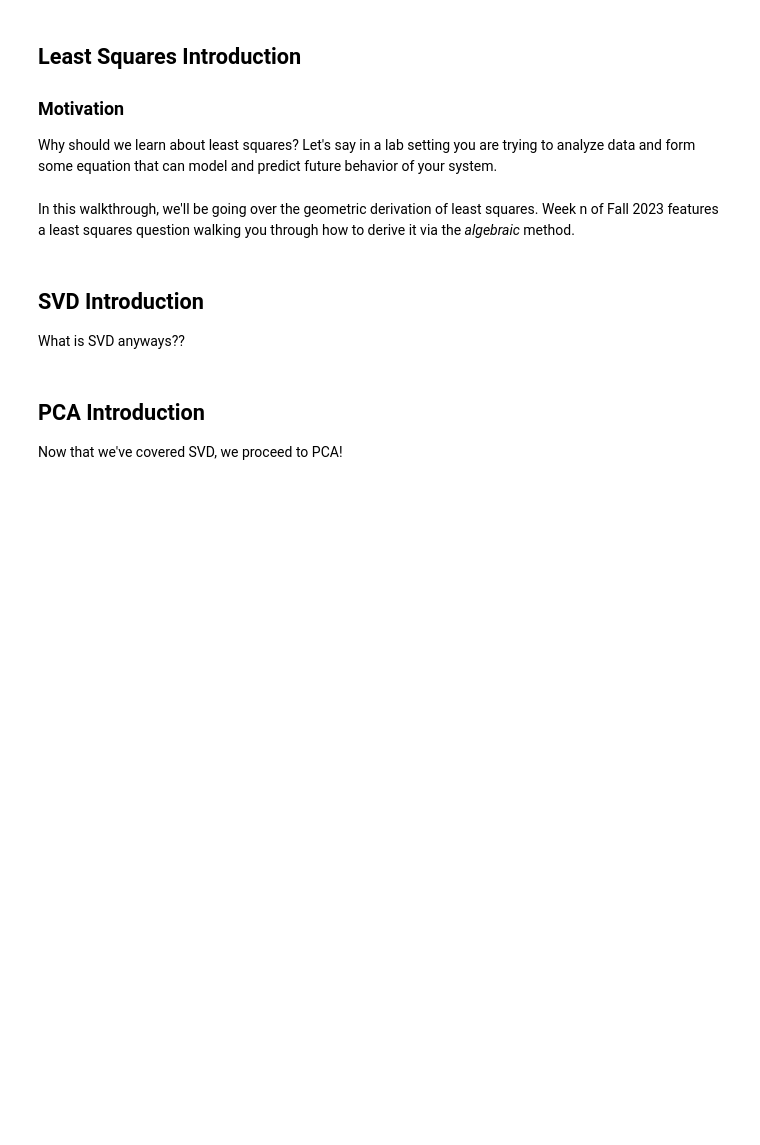
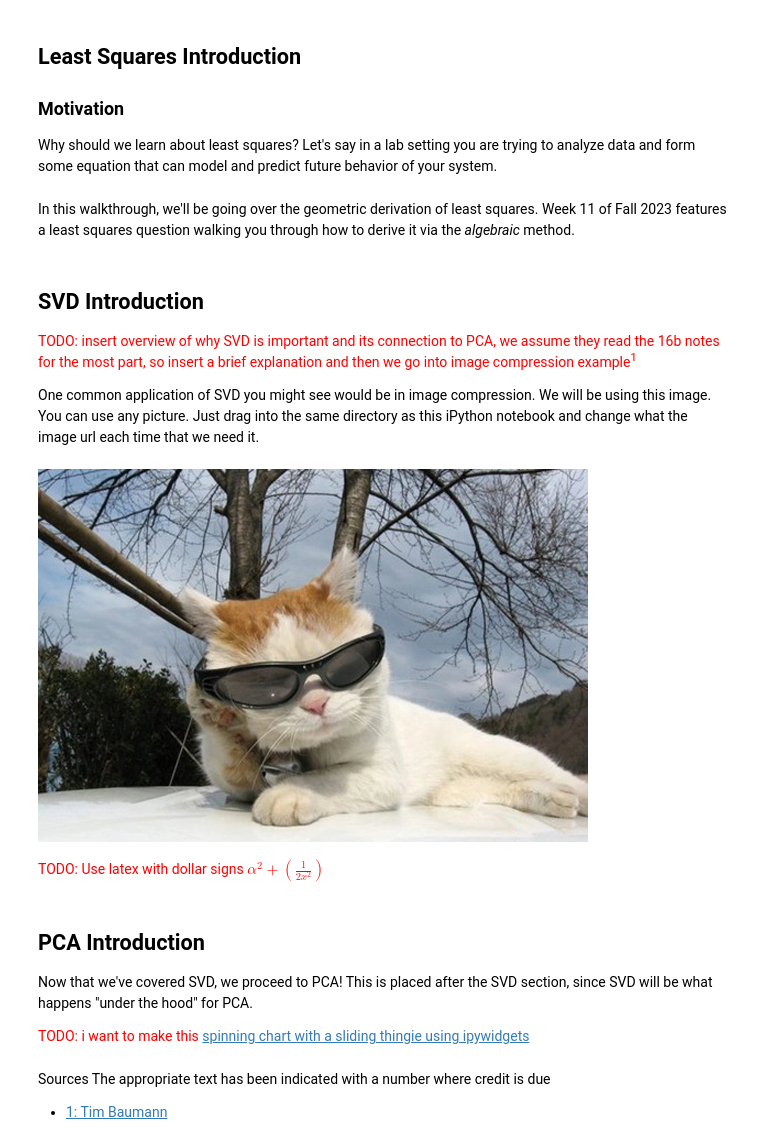
Before and after one commit to damanicluck/16A-B, a Jupyter notebook: data_analysis.ipynb, the cells around one changed output. Saved outputs shown, nothing was run; the diff lists cells and outputs as text; code cells hidden in the pictures; blank space fills up the shorter version.

```diff
--- a/data_analysis.ipynb
+++ b/data_analysis.ipynb
@@ -81,14 +90,30 @@ import matplotlib as plt
 ### Motivation
 Why should we learn about least squares? Let's say in a lab setting you are trying to analyze data and form some equation that can model and predict future behavior of your system.
 # %% [markdown]
-In this walkthrough, we'll be going over the geometric derivation of least squares. Week n of Fall 2023 features a least squares question walking you through how to derive it via the *algebraic* method.
+In this walkthrough, we'll be going over the geometric derivation of least squares. Week 11 of Fall 2023 features a least squares question walking you through how to derive it via the *algebraic* method.
 # %% [markdown]
 <a id = 'svd_instruct'></a>
 ## SVD Introduction
 
-What is SVD anyways??
+<span style= "color:red"> TODO: insert overview of why SVD is important and its connection to PCA, we assume they read the 16b notes for the most part, so insert a brief explanation and then we go into image compression example<sup>1</sup> </span>
+
+One common application of SVD you might see would be in image compression. We will be using this image. You can use any picture. Just drag into the same directory as this iPython notebook and change what the image url each time that we need it.
+# %%
+# Run this box to see the picture
+Image("svd_ex.png")
+# %% [output]
+[figure, added]
+# %% [markdown]
+<span style= "color:red"> TODO: Use latex with dollar signs $\alpha^2 + \left(\frac{1}{2x^2}\right)$ </span>
 # %% [markdown]
 <a id = 'pca_instruct'></a>
 ## PCA Introduction
 
-Now that we've covered SVD, we proceed to PCA!
+Now that we've covered SVD, we proceed to PCA! This is placed after the SVD section, since SVD will be what happens "under the hood" for PCA.
+
+
+<span style= "color:red"> TODO: i want to make this [spinning chart with a sliding thingie using ipywidgets](https://stats.stackexchange.com/questions/134282/relationship-between-svd-and-pca-how-to-use-svd-to-perform-pca) </span>
+# %% [markdown]
+Sources
+The appropriate text has been indicated with a number where credit is due
+* [1: Tim Baumann](http://timbaumann.info/svd-image-compression-demo/)
```
Also changed, not shown: parts of 3 cells of this notebook, 1 other file.
